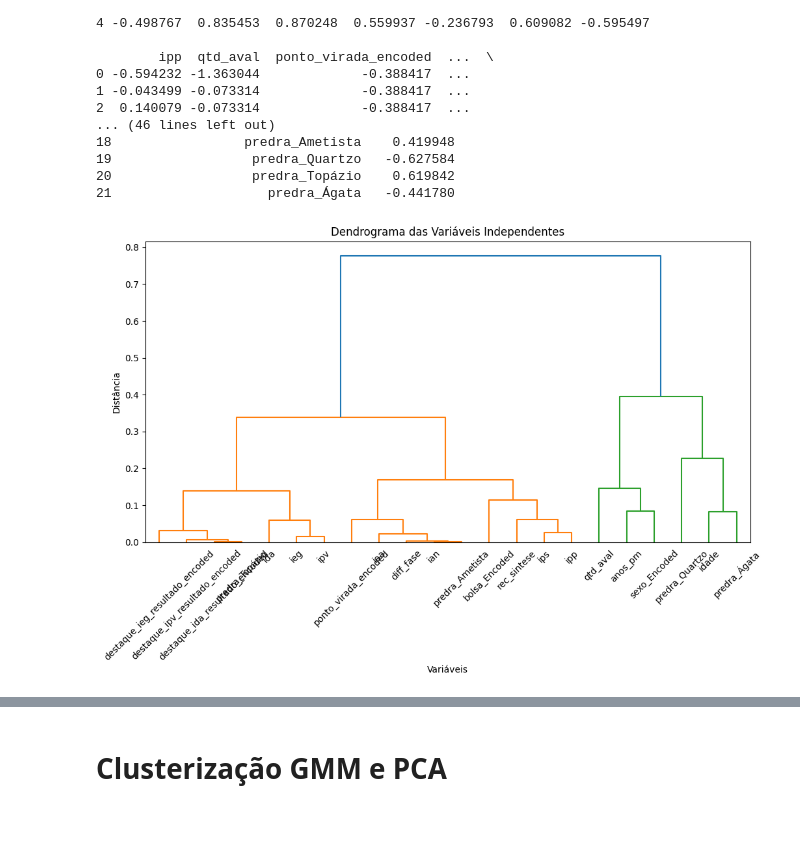
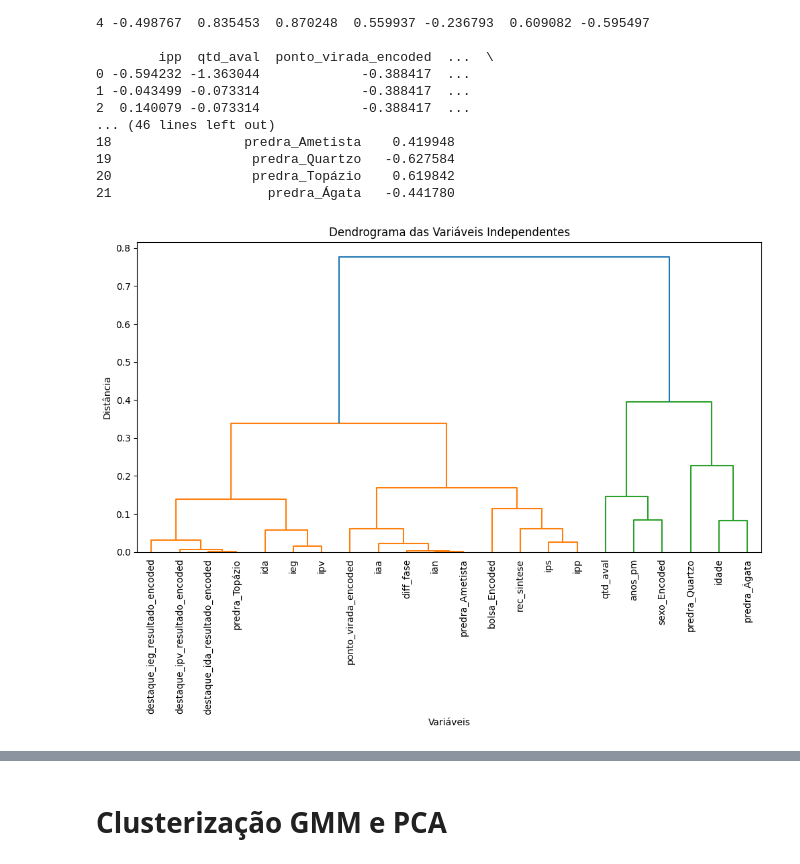
Before and after one commit to carlosvneves/fiap_datathonapp, a Jupyter notebook: notebooks/Clustering-Ranking.ipynb, the cells around one changed output, grey strips where cells are left out. Drawn from its saved outputs; the diff is of its cells as text; code cells hidden in the pictures; blank space fills up the shorter version.

```diff
--- a/notebooks/Clustering-Ranking.ipynb
+++ b/notebooks/Clustering-Ranking.ipynb
@@ -748,19 +748,19 @@ Dados normalizados:
 # %%
 # Converter as correlações em um array numpy
 correlacoes_array = np.array(correlacoes)
 
 # Calcular a matriz de distância usando a diferença absoluta
 distancias = pdist(correlacoes_array.reshape(-1, 1), metric="cityblock")
 
 # Realizar a clusterização hierárquica
 Z = linkage(distancias, method="average")
 
 # Plotar o dendrograma
 plt.figure(figsize=(12, 6))
-dendrogram(Z, labels=variaveis_independentes)
+dendrogram(Z, labels=variaveis_independentes, leaf_rotation=90, leaf_font_size=10)
 plt.title("Dendrograma das Variáveis Independentes")
 plt.xlabel("Variáveis")
 plt.ylabel("Distância")
 plt.show()
 # %% [output]
-[figure, old version]
+[figure, new version]
```
Also changed, not shown: parts of 9 cells of this notebook.
